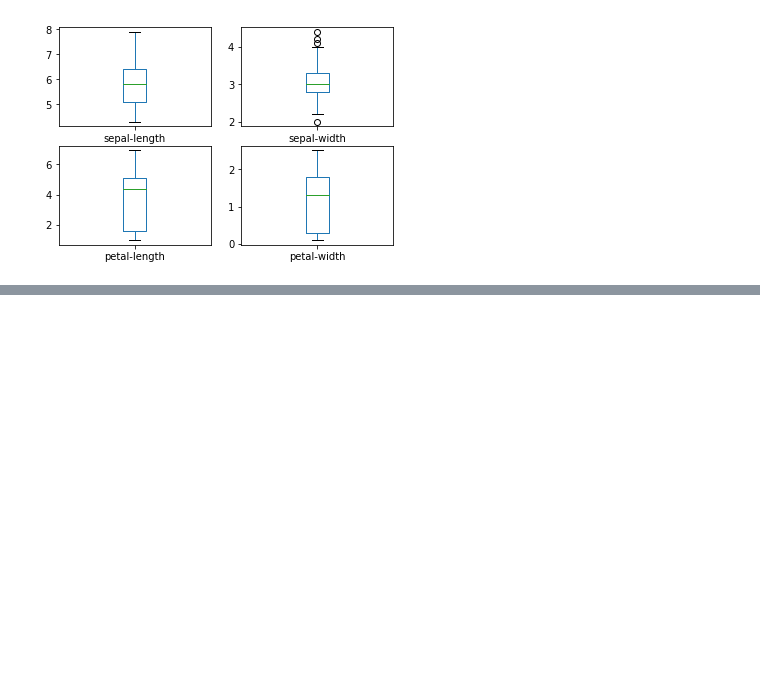
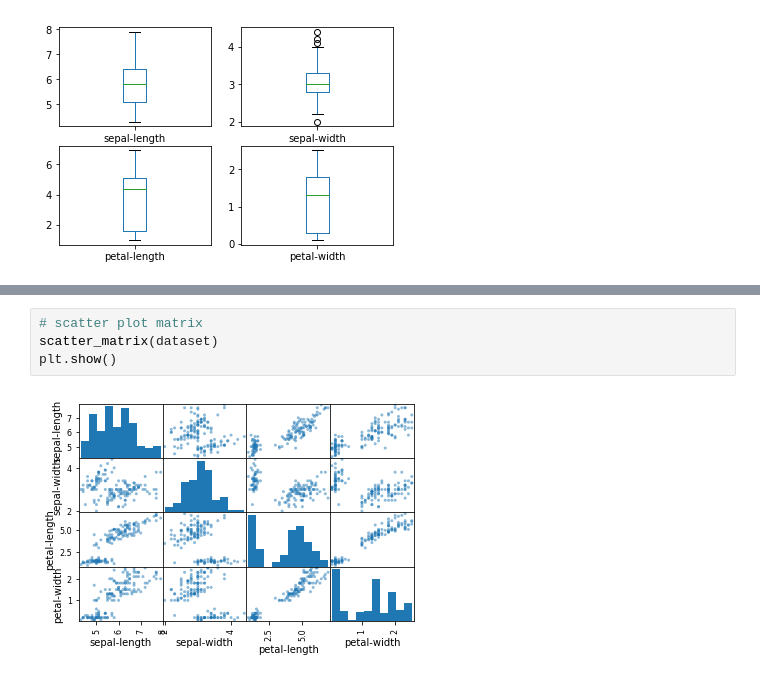
Before and after one commit to Acbaez/IrisClassifier, a Jupyter notebook: iris.ipynb, the cells around one changed output, grey strips where cells are left out. Drawn from its saved outputs; the diff is of its cells as text; blank space fills up the shorter version.

```diff
--- a/iris.ipynb
+++ b/iris.ipynb
@@ -59,0 +66,6 @@ plt.show()
+# %%
+# scatter plot matrix
+scatter_matrix(dataset)
+plt.show()
+# %% [output]
+[figure, added]
```
Also changed, not shown: parts of 5 cells of this notebook.
